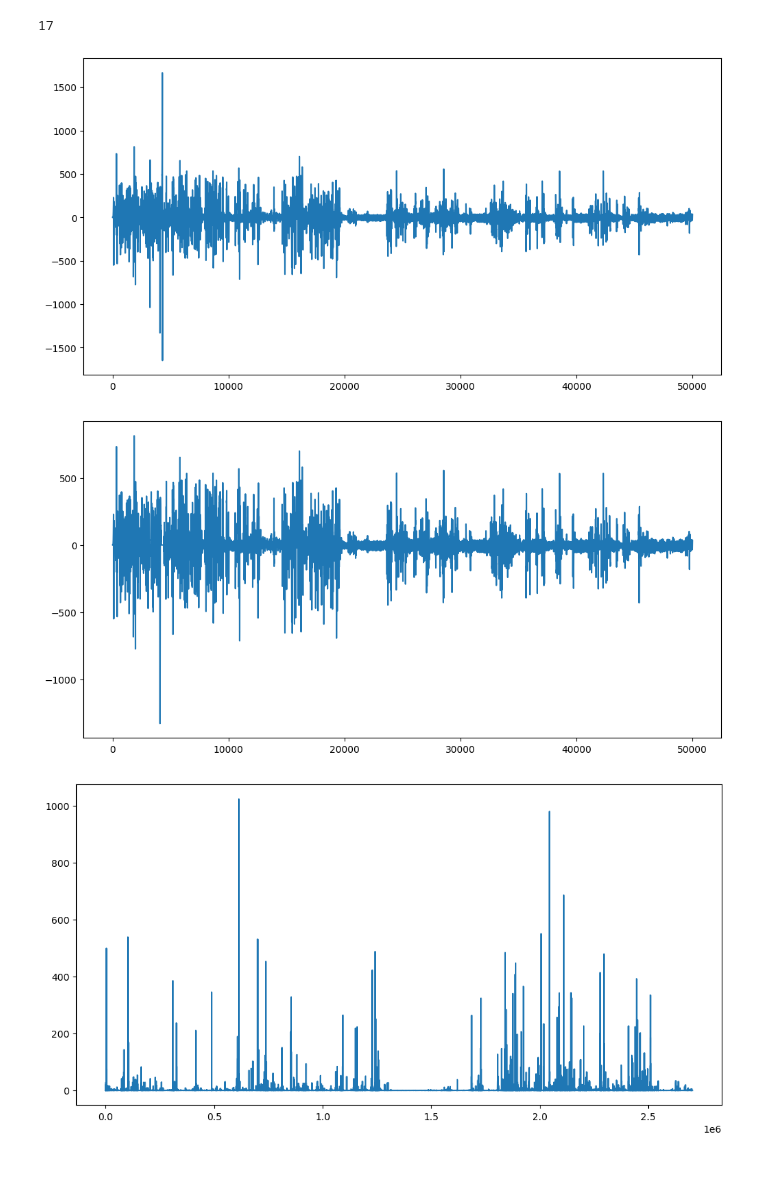
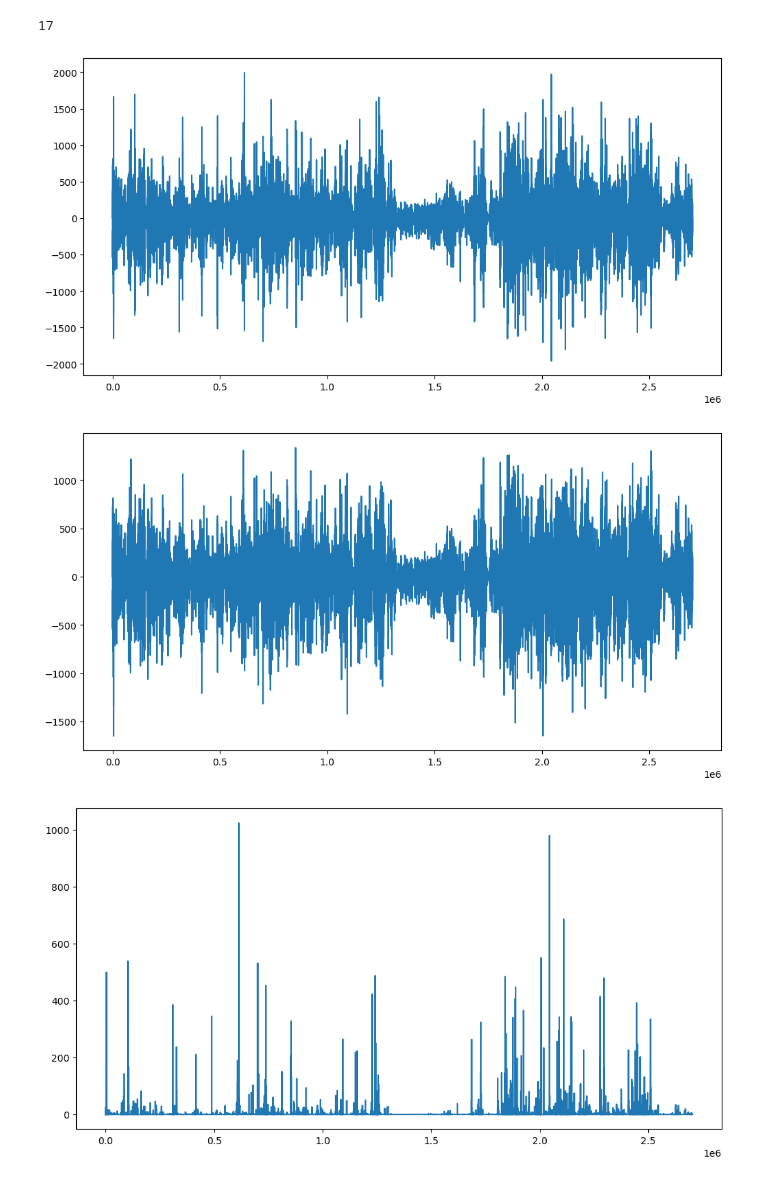
Before and after one commit to dr-rosen-rosen/tpd, a Jupyter notebook: e4_bvp_processing.ipynb, the cells around one changed output. Cells and saved outputs as stored; diff of their text form; code cells hidden in the pictures.

```diff
--- a/e4_bvp_processing.ipynb
+++ b/e4_bvp_processing.ipynb
@@ -118,39 +145,39 @@ len(m['bpm'])
 hp.segment_plotter(wd,m, figsize = (12,6))
 plt.show()
 # %%
-raw = df['bvp'].values[0:50000]
+raw = df['bvp'].values
 mx = np.max(raw)
 mn = np.min(raw)
 global_range = mx - mn
 windowsize = 100
 filtered = []
 
 for i in range(len(raw) // windowsize):
     start = i*windowsize
     end = (i + 1)*windowsize
     sliced = raw[start:end]
     rng = np.max(sliced) - np.min(sliced)
 
     if ((rng >= (0.5 * global_range))
         or
         (np.max(sliced) >= 0.9 * mx)
         or
         (np.min(sliced) <= mn + (0.1 + mn))):
 
         for x in sliced:
             filtered.append(0)
     else:
         for x in sliced:
             filtered.append(x)
 plt.figure(figsize = (12,6))
 plt.plot(raw)
 plt.show()
 plt.figure(figsize = (12,6))
 plt.plot(filtered)
 plt.show()
 # %% [output]
-[figure, old version]
+[figure, new version]
-[figure, old version]
+[figure, new version]
 # %%
 enhanced = hp.enhance_peaks(df['bvp'].values, iterations = 2)
 plt.figure(figsize = (12,6))
```
Also changed, not shown: parts of 3 cells of this notebook.
